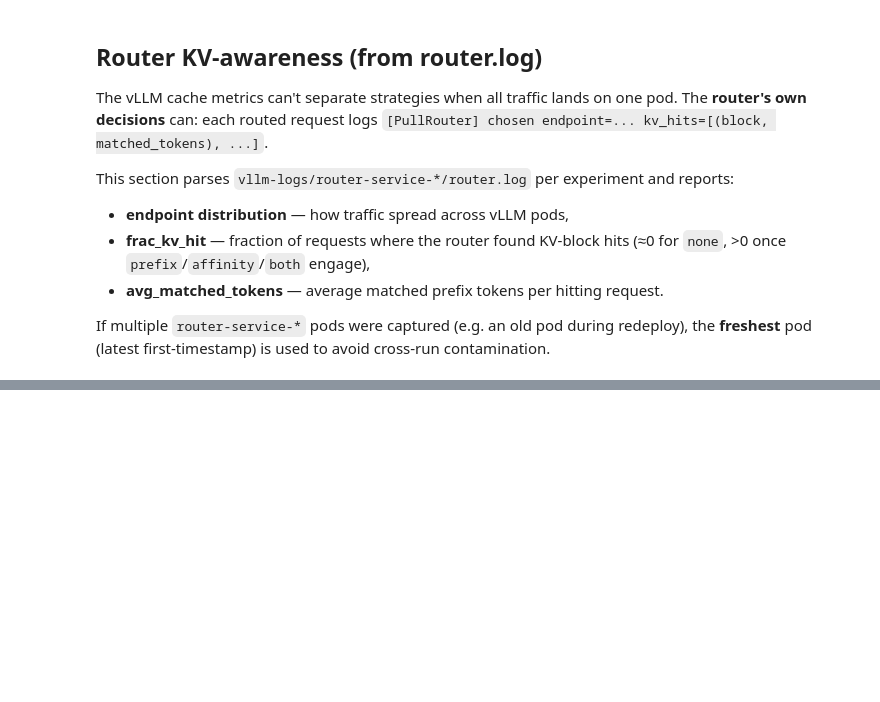
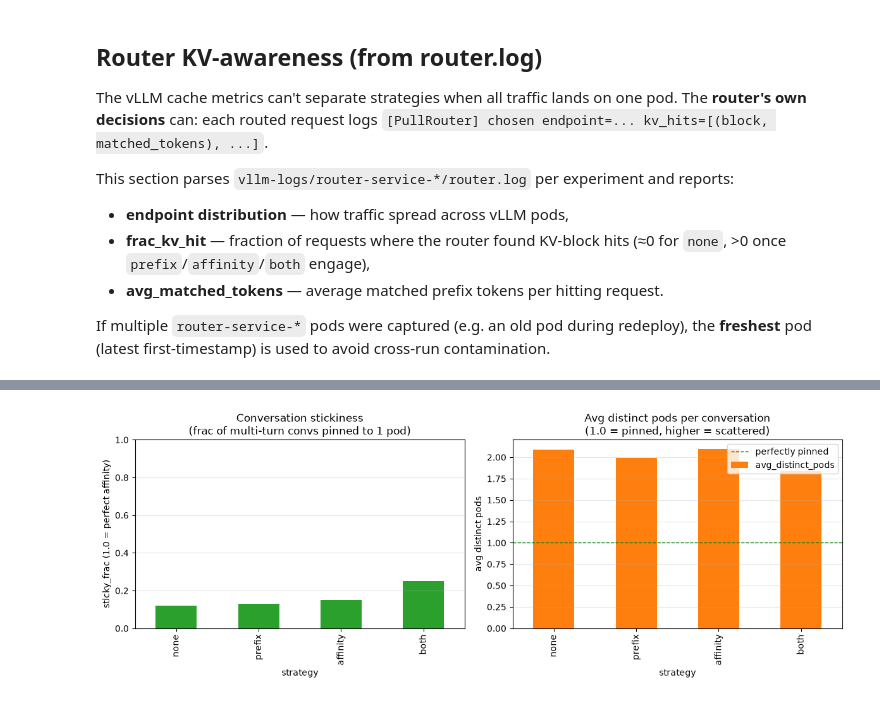
Before and after one commit to immengzi/LLM-LA, a Jupyter notebook: src/jupyters/bz-analysis.ipynb, the cells around one changed output, grey strips where cells are left out. Saved outputs shown, nothing was run; the diff lists cells and outputs as text; code cells hidden in the pictures; blank space fills up the shorter version.

```diff
--- a/src/jupyters/bz-analysis.ipynb
+++ b/src/jupyters/bz-analysis.ipynb
@@ -21,0 +16,6 @@ print("experiments:", EXPERIMENTS, "->", [STRATEGY_LABELS[e] for e in EXPERIMENT
+# %%
+# BZ experiment IDs -> router_strategy. DP1 x 3-node sweep (worker2 tainted).
+EXPERIMENTS_ROOT = "/data/experiments"
+STRATEGY_LABELS = {6: "none", 7: "prefix", 8: "affinity", 9: "both"}
+EXPERIMENTS = list(STRATEGY_LABELS.keys())
+print("experiments:", EXPERIMENTS, "->", [STRATEGY_LABELS[e] for e in EXPERIMENTS])
@@ -1373,0 +1615,22 @@ plt.tight_layout()
+# %%
+import matplotlib.pyplot as plt
+
+fig, (ax1, ax2) = plt.subplots(1, 2, figsize=(12, 4.5))
+
+conv_affinity["sticky_frac"].plot(kind="bar", ax=ax1, color="tab:green")
+ax1.set_title("Conversation stickiness\n(frac of multi-turn convs pinned to 1 pod)")
+ax1.set_ylabel("sticky_frac (1.0 = perfect affinity)")
+ax1.set_ylim(0, 1)
+ax1.grid(axis="y", alpha=0.3)
+
+conv_affinity["avg_distinct_pods"].plot(kind="bar", ax=ax2, color="tab:orange")
+ax2.axhline(1.0, color="green", ls="--", lw=1, label="perfectly pinned")
+ax2.set_title("Avg distinct pods per conversation\n(1.0 = pinned, higher = scattered)")
+ax2.set_ylabel("avg distinct pods")
+ax2.legend()
+ax2.grid(axis="y", alpha=0.3)
+
+plt.tight_layout()
+plt.show()
+# %% [output]
+[figure, added]
```
Also changed, not shown: parts of 26 cells of this notebook, 14 other files.
